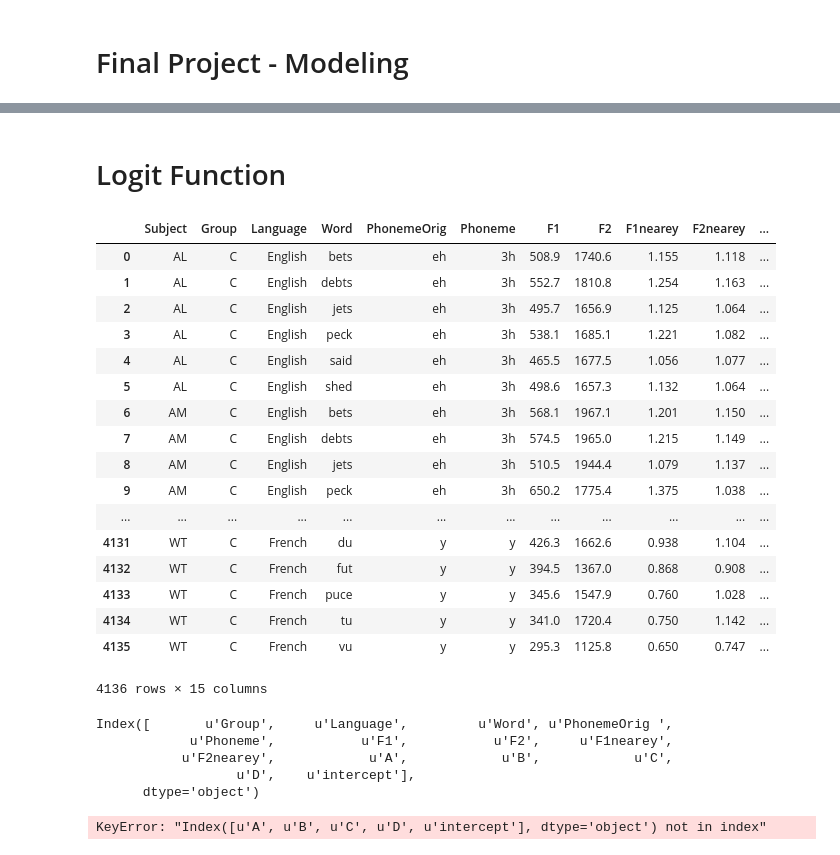
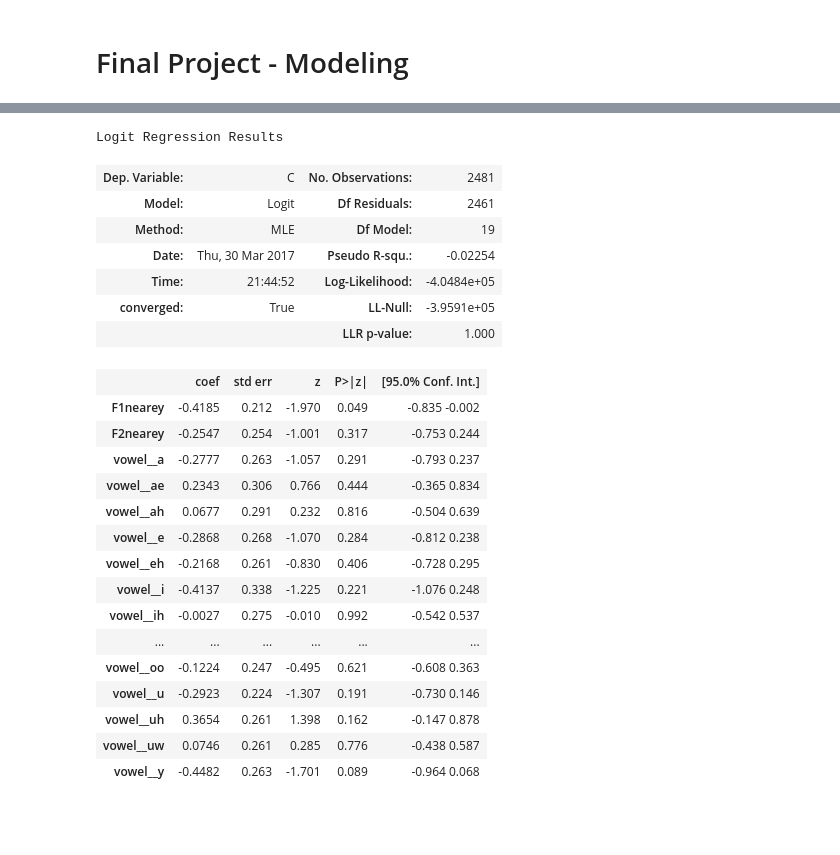
Before and after one commit to benebular/my_hw_repo, a Jupyter notebook: Final Project-Exploratory Analysis and Modeling.ipynb, the cells around one changed output, grey strips where cells are left out. Drawn from its saved outputs; the diff is of its cells as text; code cells hidden in the pictures; blank space fills up the shorter version.

```diff
--- a/Final Project-Exploratory Analysis and Modeling.ipynb
+++ b/Final Project-Exploratory Analysis and Modeling.ipynb
@@ -460,42 +515,36 @@ ValueError: columns overlap but no suffix specified: Index([u'A', u'B', u'C', u'
+# %%
+from sklearn.model_selection import train_test_split
+
+X = data_ready.drop('C', axis=1)
+y = data_ready['C']
+
+X_train, X_test, y_train, y_test = train_test_split(X, y, test_size=0.4, random_state=84)
 # %%
-logit_mod = sm.Logit(y, X)
+logit_mod = sm.Logit(y_train, X_train)
 logit_res = logit_mod.fit(disp=0)
 logit_res.summary()
+# %% [output]
+Logit Regression Results
+| Dep. Variable: | C | No. Observations: | 2481 |
+| Model: | Logit | Df Residuals: | 2461 |
+| Method: | MLE | Df Model: | 19 |
+| Date: | Thu, 30 Mar 2017 | Pseudo R-squ.: | -0.02254 |
+| Time: | 21:44:52 | Log-Likelihood: | -4.0484e+05 |
+| converged: | True | LL-Null: | -3.9591e+05 |
+|  |  | LLR p-value: | 1.000 |
+|  | coef | std err | z | P>|z| | [95.0% Conf. Int.] |
+| F1nearey | -0.4185 | 0.212 | -1.970 | 0.049 | -0.835 -0.002 |
+| F2nearey | -0.2547 | 0.254 | -1.001 | 0.317 | -0.753 0.244 |
+| vowel__a | -0.2777 | 0.263 | -1.057 | 0.291 | -0.793 0.237 |
+| vowel__ae | 0.2343 | 0.306 | 0.766 | 0.444 | -0.365 0.834 |
+| vowel__ah | 0.0677 | 0.291 | 0.232 | 0.816 | -0.504 0.639 |
+| vowel__e | -0.2868 | 0.268 | -1.070 | 0.284 | -0.812 0.238 |
+| vowel__eh | -0.2168 | 0.261 | -0.830 | 0.406 | -0.728 0.295 |
+| vowel__i | -0.4137 | 0.338 | -1.225 | 0.221 | -1.076 0.248 |
+| vowel__ih | -0.0027 | 0.275 | -0.010 | 0.992 | -0.542 0.537 |
+| ... | ... | ... | ... | ... | ... |
+| vowel__oo | -0.1224 | 0.247 | -0.495 | 0.621 | -0.608 0.363 |
+| vowel__u | -0.2923 | 0.224 | -1.307 | 0.191 | -0.730 0.146 |
+| vowel__uh | 0.3654 | 0.261 | 1.398 | 0.162 | -0.147 0.878 |
+| vowel__uw | 0.0746 | 0.261 | 0.285 | 0.776 | -0.438 0.587 |
+| vowel__y | -0.4482 | 0.263 | -1.701 | 0.089 | -0.964 0.068 |
-# %% [markdown]
-# Logit Function
-# %%
-data['intercept'] = 1.0
-data
-# %% [output]
-|  | Subject | Group | Language | Word | PhonemeOrig | Phoneme | F1 | F2 | F1nearey | F2nearey | ... |
-| 0 | AL | C | English | bets | eh | 3h | 508.9 | 1740.6 | 1.155 | 1.118 | ... |
-| 1 | AL | C | English | debts | eh | 3h | 552.7 | 1810.8 | 1.254 | 1.163 | ... |
-| 2 | AL | C | English | jets | eh | 3h | 495.7 | 1656.9 | 1.125 | 1.064 | ... |
-| 3 | AL | C | English | peck | eh | 3h | 538.1 | 1685.1 | 1.221 | 1.082 | ... |
-| 4 | AL | C | English | said | eh | 3h | 465.5 | 1677.5 | 1.056 | 1.077 | ... |
-| 5 | AL | C | English | shed | eh | 3h | 498.6 | 1657.3 | 1.132 | 1.064 | ... |
-| 6 | AM | C | English | bets | eh | 3h | 568.1 | 1967.1 | 1.201 | 1.150 | ... |
-| 7 | AM | C | English | debts | eh | 3h | 574.5 | 1965.0 | 1.215 | 1.149 | ... |
-| 8 | AM | C | English | jets | eh | 3h | 510.5 | 1944.4 | 1.079 | 1.137 | ... |
-| 9 | AM | C | English | peck | eh | 3h | 650.2 | 1775.4 | 1.375 | 1.038 | ... |
-| ... | ... | ... | ... | ... | ... | ... | ... | ... | ... | ... | ... |
-| 4131 | WT | C | French | du | y | y | 426.3 | 1662.6 | 0.938 | 1.104 | ... |
-| 4132 | WT | C | French | fut | y | y | 394.5 | 1367.0 | 0.868 | 0.908 | ... |
-| 4133 | WT | C | French | puce | y | y | 345.6 | 1547.9 | 0.760 | 1.028 | ... |
-| 4134 | WT | C | French | tu | y | y | 341.0 | 1720.4 | 0.750 | 1.142 | ... |
-| 4135 | WT | C | French | vu | y | y | 295.3 | 1125.8 | 0.650 | 0.747 | ... |
-4136 rows × 15 columns
-# %%
-train_cols = data.columns[1:]
-train_cols
-# %% [output]
-Index([       u'Group',     u'Language',         u'Word', u'PhonemeOrig ',
-            u'Phoneme',           u'F1',           u'F2',     u'F1nearey',
-           u'F2nearey',            u'A',            u'B',            u'C',
-                  u'D',    u'intercept'],
-      dtype='object')
-# %%
-logit = sm.Logit(data['F1nearey'], df[train_cols])
-result = logit.fit()
-# %% [output]
-KeyError: "Index([u'A', u'B', u'C', u'D', u'intercept'], dtype='object') not in index"
```
Also changed, not shown: parts of 17 cells of this notebook.
